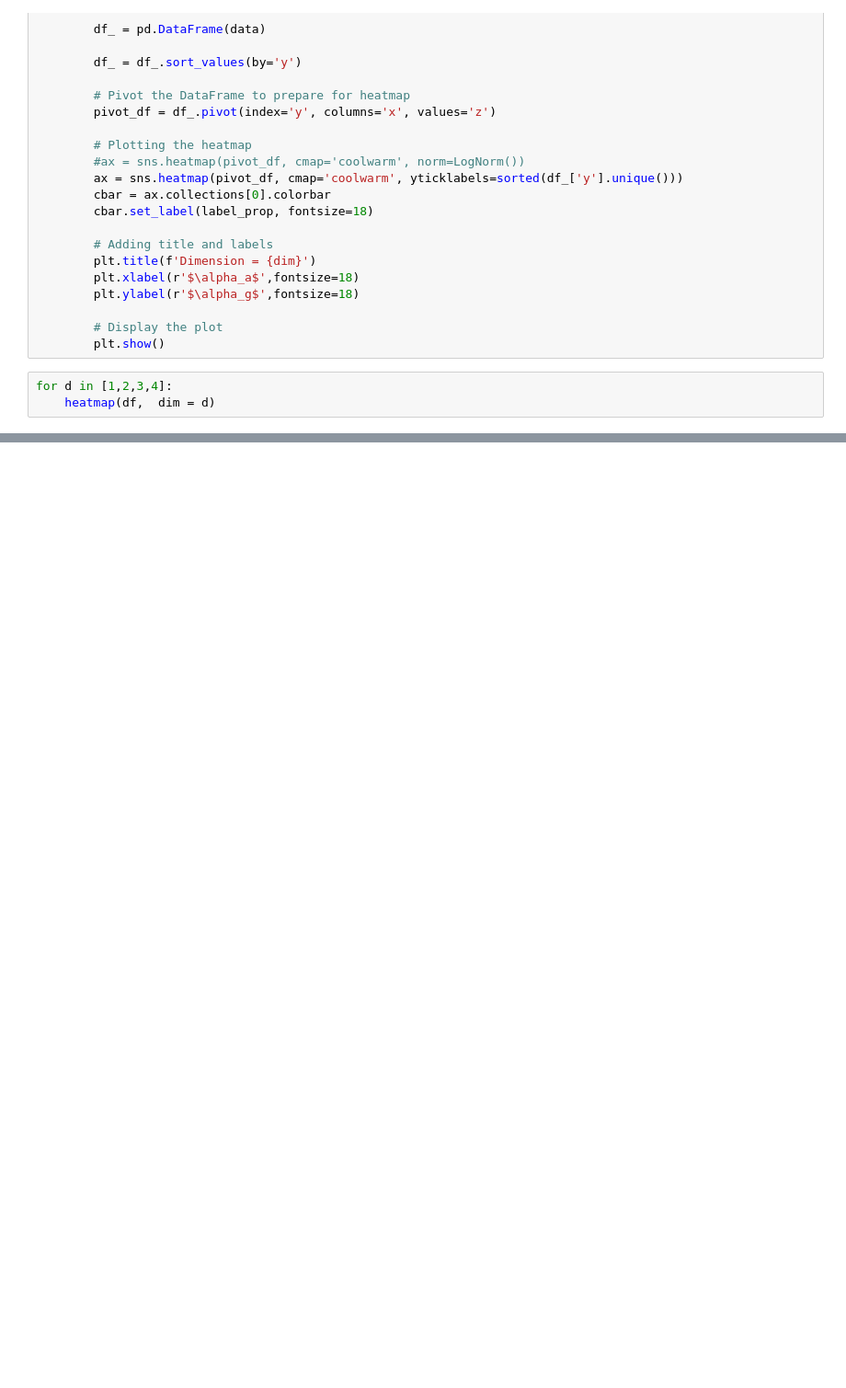
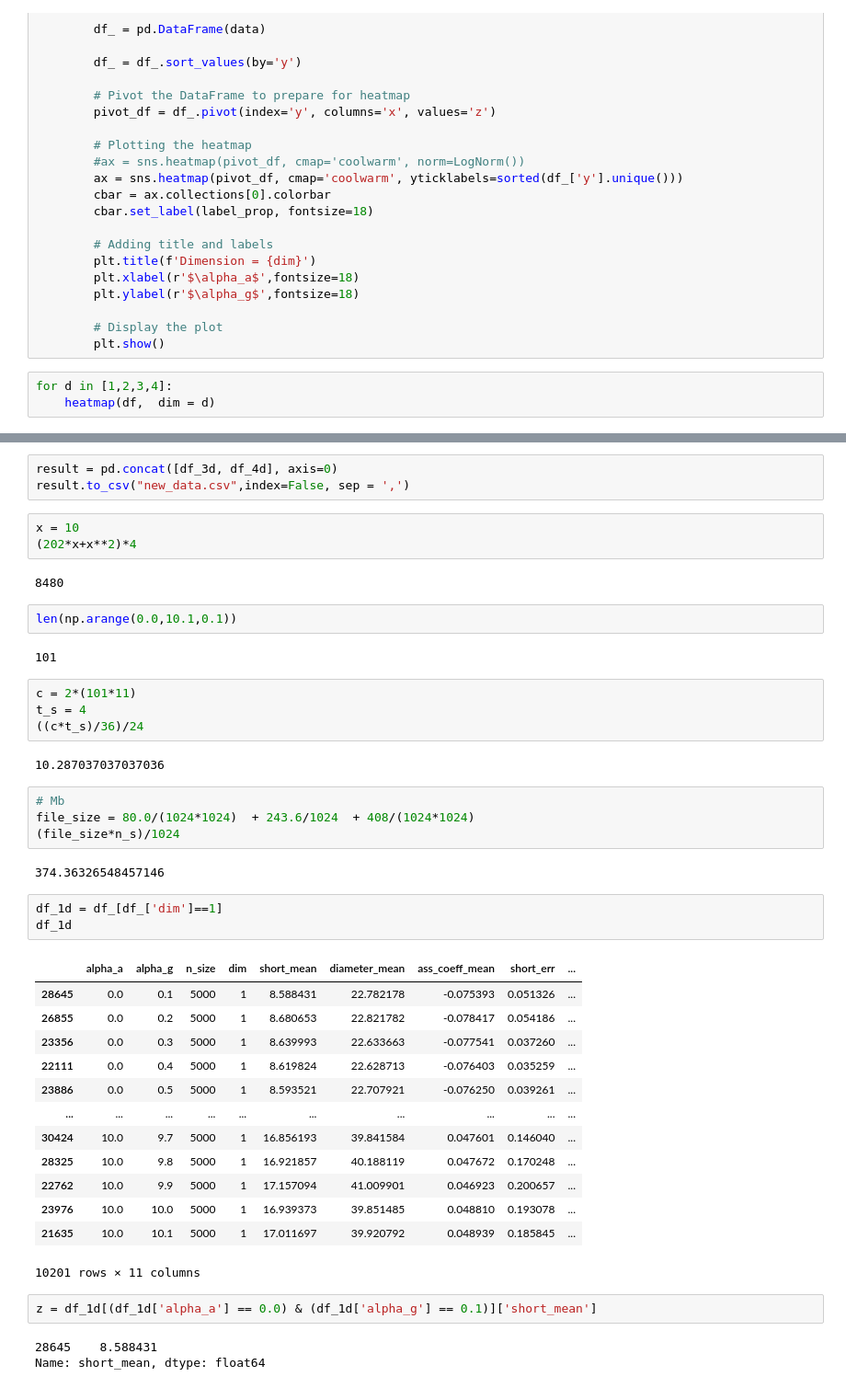
Before and after one commit to JuniorAlencar/TsallisNetwork, a Jupyter notebook: scripts/jupyter/surface_properties.ipynb, the cells around one changed output, grey strips where cells are left out. Shown at 92% size. Saved outputs shown, nothing was run; the diff lists cells and outputs as text; blank space fills up the shorter version.

```diff
--- a/scripts/jupyter/surface_properties.ipynb
+++ b/scripts/jupyter/surface_properties.ipynb
@@ -126,0 +242,46 @@ for d in [1,2,3,4]:
+# %%
+result = pd.concat([df_3d, df_4d], axis=0)
+result.to_csv("new_data.csv",index=False, sep = ',')
+# %%
+x = 10
+(202*x+x**2)*4
+# %% [output]
+8480
+# %%
+len(np.arange(0.0,10.1,0.1))
+# %% [output]
+101
+# %%
+c = 2*(101*11)
+t_s = 4
+((c*t_s)/36)/24
+# %% [output]
+10.287037037037036
+# %%
+# Mb
+file_size = 80.0/(1024*1024)  + 243.6/1024  + 408/(1024*1024)
+(file_size*n_s)/1024
+# %% [output]
+374.36326548457146
+# %%
+df_1d = df_[df_['dim']==1]
+df_1d
+# %% [output]
+|  | alpha_a | alpha_g | n_size | dim | short_mean | diameter_mean | ass_coeff_mean | short_err | ... |
+| 28645 | 0.0 | 0.1 | 5000 | 1 | 8.588431 | 22.782178 | -0.075393 | 0.051326 | ... |
+| 26855 | 0.0 | 0.2 | 5000 | 1 | 8.680653 | 22.821782 | -0.078417 | 0.054186 | ... |
+| 23356 | 0.0 | 0.3 | 5000 | 1 | 8.639993 | 22.633663 | -0.077541 | 0.037260 | ... |
+| 22111 | 0.0 | 0.4 | 5000 | 1 | 8.619824 | 22.628713 | -0.076403 | 0.035259 | ... |
+| 23886 | 0.0 | 0.5 | 5000 | 1 | 8.593521 | 22.707921 | -0.076250 | 0.039261 | ... |
+| ... | ... | ... | ... | ... | ... | ... | ... | ... | ... |
+| 30424 | 10.0 | 9.7 | 5000 | 1 | 16.856193 | 39.841584 | 0.047601 | 0.146040 | ... |
+| 28325 | 10.0 | 9.8 | 5000 | 1 | 16.921857 | 40.188119 | 0.047672 | 0.170248 | ... |
+| 22762 | 10.0 | 9.9 | 5000 | 1 | 17.157094 | 41.009901 | 0.046923 | 0.200657 | ... |
+| 23976 | 10.0 | 10.0 | 5000 | 1 | 16.939373 | 39.851485 | 0.048810 | 0.193078 | ... |
+| 21635 | 10.0 | 10.1 | 5000 | 1 | 17.011697 | 39.920792 | 0.048939 | 0.185845 | ... |
+10201 rows × 11 columns
+# %%
+z = df_1d[(df_1d['alpha_a'] == 0.0) & (df_1d['alpha_g'] == 0.1)]['short_mean']
+# %% [output]
+28645    8.588431
+Name: short_mean, dtype: float64
```
Also changed, not shown: parts of 20 cells of this notebook, 10 other files.
